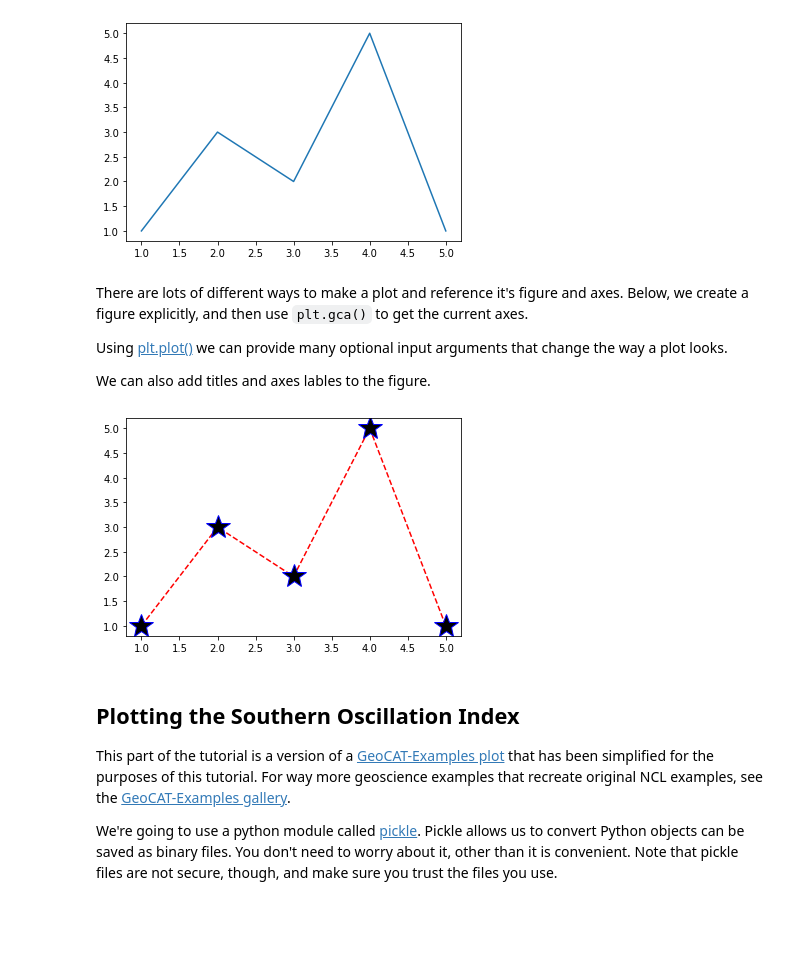
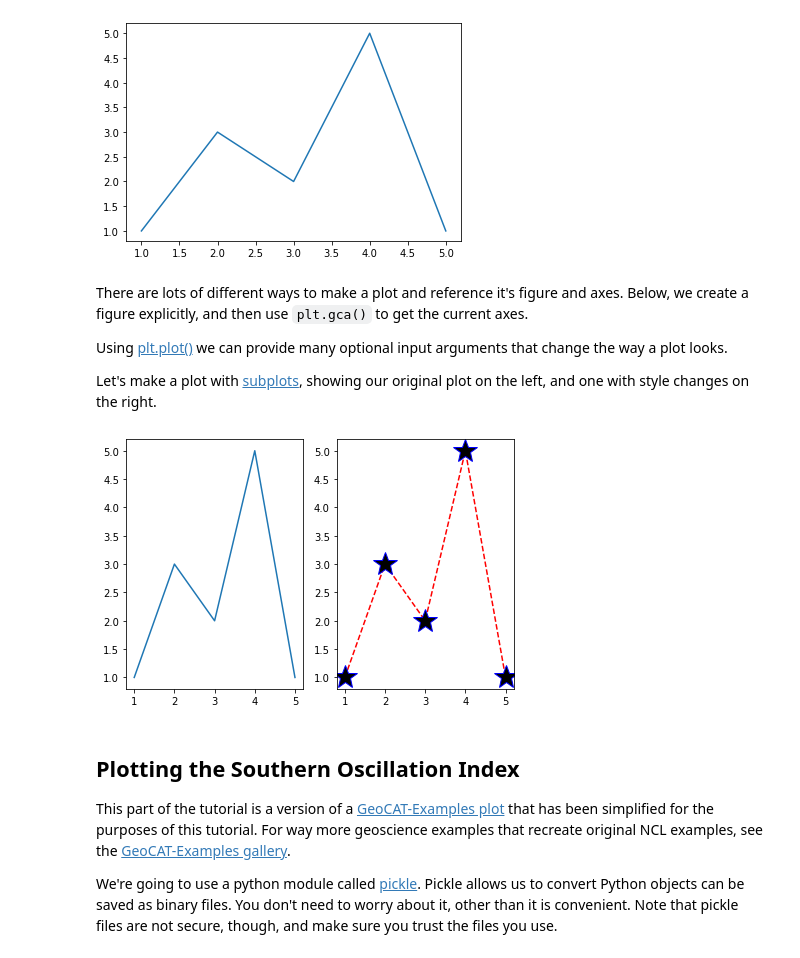
Before and after one commit to anissa111/matplotlib-tutorial, a Jupyter notebook: matplotlib-tutorial.ipynb, the cells around one changed output. Drawn from its saved outputs; the diff is of its cells as text; code cells hidden in the pictures; blank space fills up the shorter version.

```diff
--- a/matplotlib-tutorial.ipynb
+++ b/matplotlib-tutorial.ipynb
@@ -72,13 +72,13 @@ There are lots of different ways to make a plot and reference it's figure and ax
 
 Using [plt.plot()](https://matplotlib.org/stable/api/_as_gen/matplotlib.pyplot.plot.html) we can provide many optional input arguments that change the way a plot looks.
 
-We can also add titles and axes lables to the figure.
+Let's make a plot with [subplots](https://matplotlib.org/stable/api/_as_gen/matplotlib.pyplot.subplots.html), showing our original plot on the left, and one with style changes on the right.
 # %%
-fig = plt.figure()
-ax = plt.gca()
+fig, ax = plt.subplots(nrows=1, ncols=2)
 
-ax.plot(x,y, color='red', ls='--', marker='*',
-        markersize=25, markerfacecolor='k',
-       mec='b');
+ax[0].plot(x,y)
+ax[1].plot(x,y, color='red', ls='--', marker='*',
+          markersize=25, markerfacecolor='k',
+          mec='b');
 # %% [output]
-[figure, old version]
+[figure, new version]
```
Also changed, not shown: parts of 2 cells of this notebook.
